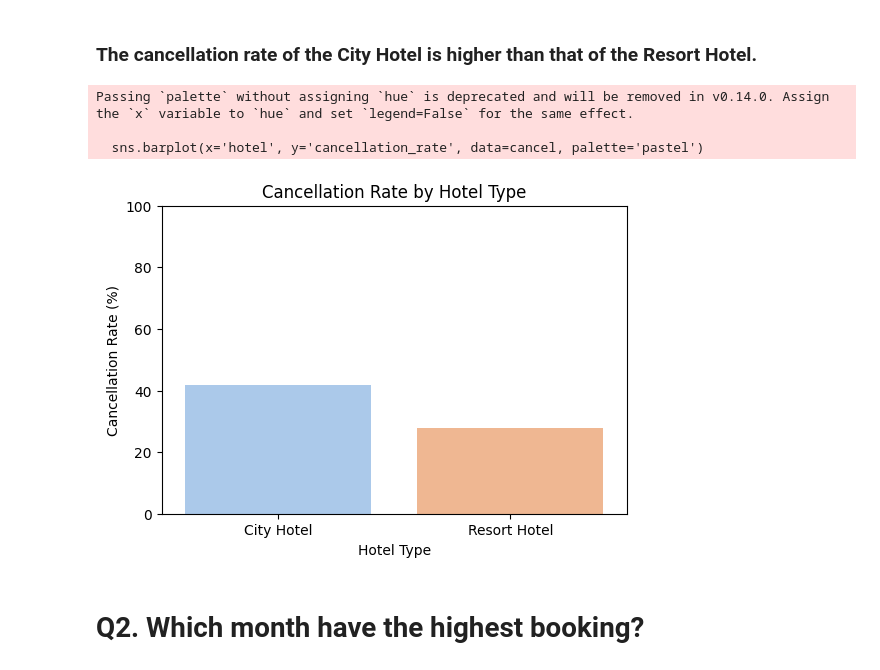
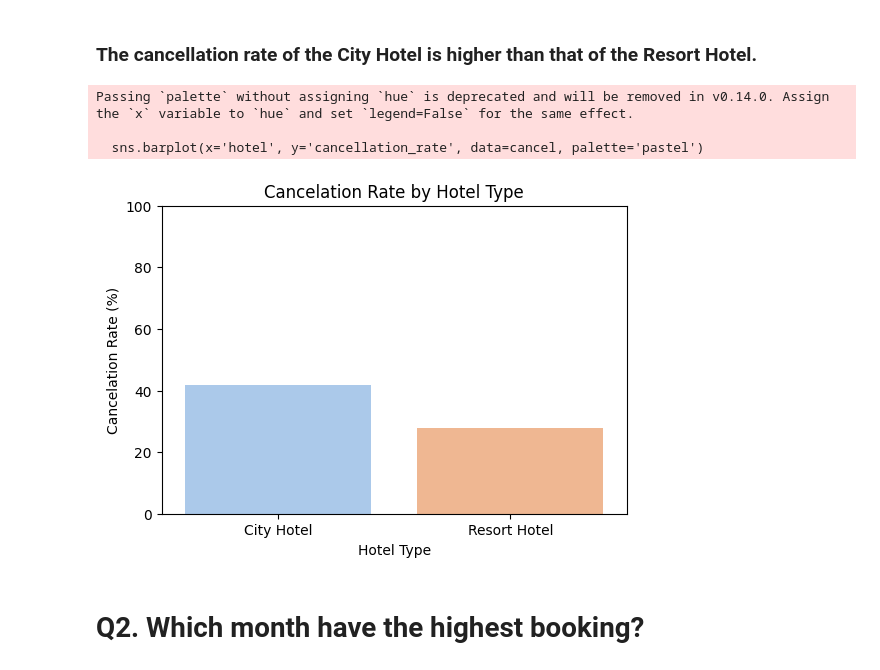
Before and after one commit to soni-vaishnavi/AU_Project, a Jupyter notebook: Project/main.ipynb, the cells around one changed output. Drawn from its saved outputs; the diff is of its cells as text; code cells hidden in the pictures.

Commit message:
did more analysis and visualization

```diff
--- a/Project/main.ipynb
+++ b/Project/main.ipynb
@@ -101,24 +99,19 @@ cancel
 # %% [markdown]
 ### The cancellation rate of the City Hotel is higher than that of the Resort Hotel.
 # %%
-import seaborn as sns
-import matplotlib.pyplot as plt
-
-# Bar plot: Cancellation Rate by Hotel Type
 plt.figure(figsize=(6, 4))
 sns.barplot(x='hotel', y='cancellation_rate', data=cancel, palette='pastel')
 
-plt.title('Cancellation Rate by Hotel Type')
-plt.ylabel('Cancellation Rate (%)')
+plt.title('Cancelation Rate by Hotel Type')
+plt.ylabel('Cancelation Rate (%)')
 plt.xlabel('Hotel Type')
-plt.ylim(0, 100)  # since it's percentage
 
 plt.show()
 # %% [output]
 Passing `palette` without assigning `hue` is deprecated and will be removed in v0.14.0. Assign the `x` variable to `hue` and set `legend=False` for the same effect.
 
   sns.barplot(x='hotel', y='cancellation_rate', data=cancel, palette='pastel')
-[figure, old version]
+[figure, new version]
 # %% [markdown]
 # Q2. Which month have the highest booking?
 # %%
```
Also changed, not shown: parts of 29 cells of this notebook, 2 other files.
